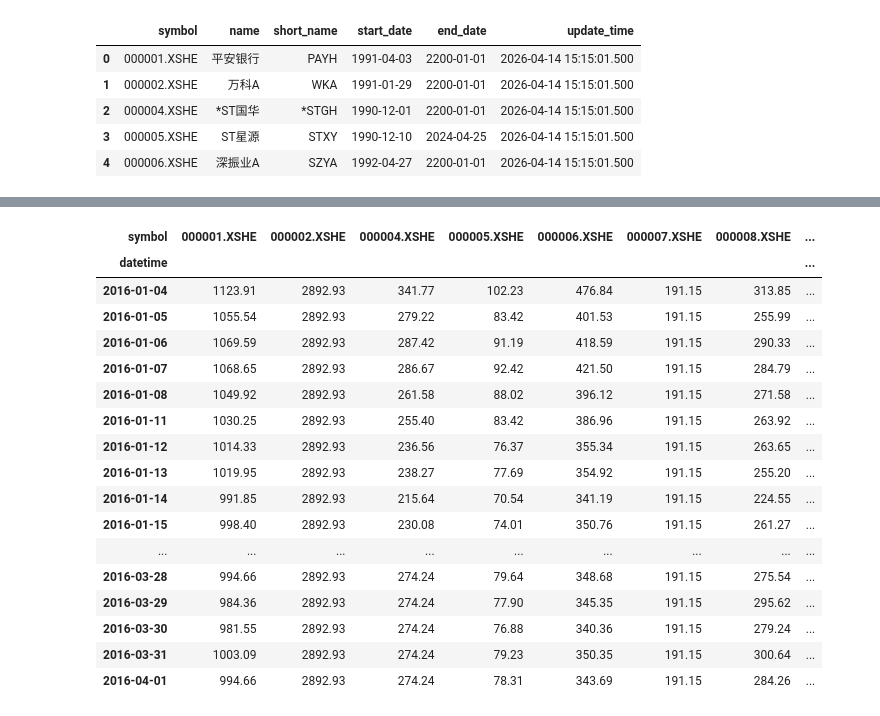
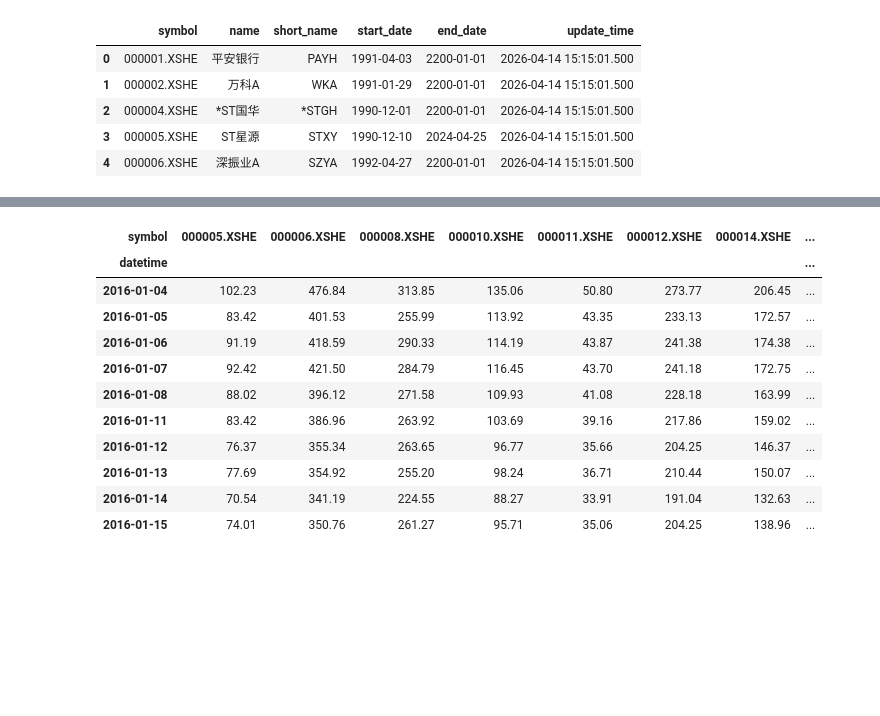
Before and after one commit to linerrrrrrr/Latitude_Alpha_Generator, a Jupyter notebook: testing_04.ipynb, the cells around one changed output, grey strips where cells are left out. Saved outputs shown, nothing was run; the diff lists cells and outputs as text; code cells hidden in the pictures; blank space fills up the shorter version.

```diff
--- a/testing_04.ipynb
+++ b/testing_04.ipynb
@@ -176,0 +167,16 @@ datetime   symbol
+# %%
+# 历史回测区间
+init_date = '2015-01-01'
+start_date = '2016-01-01'
+end_date = str(datetime.today().date())
+index_symbol = rf"000852.XSHG"
+# %%
+# 获取指数成分股数据据
+index_weights_df = client.get_index_constituents_df(
+    index_symbol = index_symbol,
+    start_date = start_date,
+    end_date = end_date
+)
+index_weights_df = index_weights_df.rename(columns = {"date": "datetime"})
+symbols = index_weights_df["symbol"].unique().tolist()
+index_weights_df
@@ -176,0 +197,11 @@ datetime   symbol
+# %%
+# 获取日频bar数据
+bars_1d_df = client.kline.get_kline_df(
+    symbol = symbols,
+    start_date = init_date,
+    end_date = end_date,
+    frequency = "1d",
+    adjust_type = "post", # post, pre
+    market = "cn_stock"
+)
+bars_1d_df
@@ -177,33 +248,22 @@ datetime   symbol
 # %%
 # ================ 生成 alphalens 要求的价格表参数 ================
 
-big_df_reset = big_df.reset_index()  # big_df 为复数索引，先把时间与股票代码重置为列
-prices_for_alphalens = big_df_reset[ # 再透视为 alphalens 要求的格式
-    ['datetime', 'symbol', 'open']
-].pivot(
-    index = 'datetime',
-    columns = 'symbol',
-    values = 'open'
-)
-prices_for_alphalens.head(60).T.head(10).T # 取一小片数据以演示格式
+# 多资产价格数据(开盘价买入)
+prices_df = bars_1d_df[bars_1d_df["datetime"] >= start_date]
+prices = prices_df.pivot(index = 'datetime', columns = 'symbol', values = 'open')  # 再透视为 alphalens 要求的格式
+prices.head(10).T.head(10).T # 取一小片数据以演示格式
 # %% [output]
-| symbol | 000001.XSHE | 000002.XSHE | 000004.XSHE | 000005.XSHE | 000006.XSHE | 000007.XSHE | 000008.XSHE | ... |
+| symbol | 000005.XSHE | 000006.XSHE | 000008.XSHE | 000010.XSHE | 000011.XSHE | 000012.XSHE | 000014.XSHE | ... |
 | datetime |  |  |  |  |  |  |  | ... |
-| 2016-01-04 | 1123.91 | 2892.93 | 341.77 | 102.23 | 476.84 | 191.15 | 313.85 | ... |
-| 2016-01-05 | 1055.54 | 2892.93 | 279.22 | 83.42 | 401.53 | 191.15 | 255.99 | ... |
-| 2016-01-06 | 1069.59 | 2892.93 | 287.42 | 91.19 | 418.59 | 191.15 | 290.33 | ... |
-| 2016-01-07 | 1068.65 | 2892.93 | 286.67 | 92.42 | 421.50 | 191.15 | 284.79 | ... |
-| 2016-01-08 | 1049.92 | 2892.93 | 261.58 | 88.02 | 396.12 | 191.15 | 271.58 | ... |
-| 2016-01-11 | 1030.25 | 2892.93 | 255.40 | 83.42 | 386.96 | 191.15 | 263.92 | ... |
-| 2016-01-12 | 1014.33 | 2892.93 | 236.56 | 76.37 | 355.34 | 191.15 | 263.65 | ... |
-| 2016-01-13 | 1019.95 | 2892.93 | 238.27 | 77.69 | 354.92 | 191.15 | 255.20 | ... |
-| 2016-01-14 | 991.85 | 2892.93 | 215.64 | 70.54 | 341.19 | 191.15 | 224.55 | ... |
-| 2016-01-15 | 998.40 | 2892.93 | 230.08 | 74.01 | 350.76 | 191.15 | 261.27 | ... |
-| ... | ... | ... | ... | ... | ... | ... | ... | ... |
-| 2016-03-28 | 994.66 | 2892.93 | 274.24 | 79.64 | 348.68 | 191.15 | 275.54 | ... |
-| 2016-03-29 | 984.36 | 2892.93 | 274.24 | 77.90 | 345.35 | 191.15 | 295.62 | ... |
-| 2016-03-30 | 981.55 | 2892.93 | 274.24 | 76.88 | 340.36 | 191.15 | 279.24 | ... |
-| 2016-03-31 | 1003.09 | 2892.93 | 274.24 | 79.23 | 350.35 | 191.15 | 300.64 | ... |
-| 2016-04-01 | 994.66 | 2892.93 | 274.24 | 78.31 | 343.69 | 191.15 | 284.26 | ... |
+| 2016-01-04 | 102.23 | 476.84 | 313.85 | 135.06 | 50.80 | 273.77 | 206.45 | ... |
+| 2016-01-05 | 83.42 | 401.53 | 255.99 | 113.92 | 43.35 | 233.13 | 172.57 | ... |
+| 2016-01-06 | 91.19 | 418.59 | 290.33 | 114.19 | 43.87 | 241.38 | 174.38 | ... |
+| 2016-01-07 | 92.42 | 421.50 | 284.79 | 116.45 | 43.70 | 241.18 | 172.75 | ... |
+| 2016-01-08 | 88.02 | 396.12 | 271.58 | 109.93 | 41.08 | 228.18 | 163.99 | ... |
+| 2016-01-11 | 83.42 | 386.96 | 263.92 | 103.69 | 39.16 | 217.86 | 159.02 | ... |
+| 2016-01-12 | 76.37 | 355.34 | 263.65 | 96.77 | 35.66 | 204.25 | 146.37 | ... |
+| 2016-01-13 | 77.69 | 354.92 | 255.20 | 98.24 | 36.71 | 210.44 | 150.07 | ... |
+| 2016-01-14 | 70.54 | 341.19 | 224.55 | 88.27 | 33.91 | 191.04 | 132.63 | ... |
+| 2016-01-15 | 74.01 | 350.76 | 261.27 | 95.71 | 35.06 | 204.25 | 138.96 | ... |
 # %%
 # ================  生成 zylh 规范的因子计算函数  ==================
```
Also changed, not shown: parts of 17 cells of this notebook, 3 other files.
